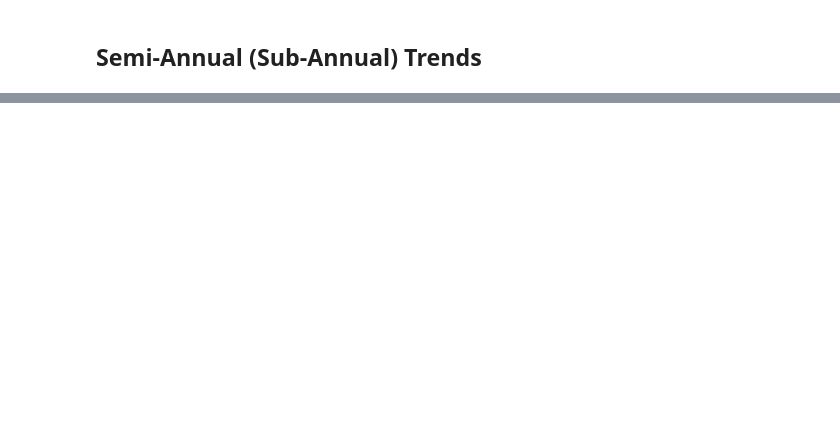
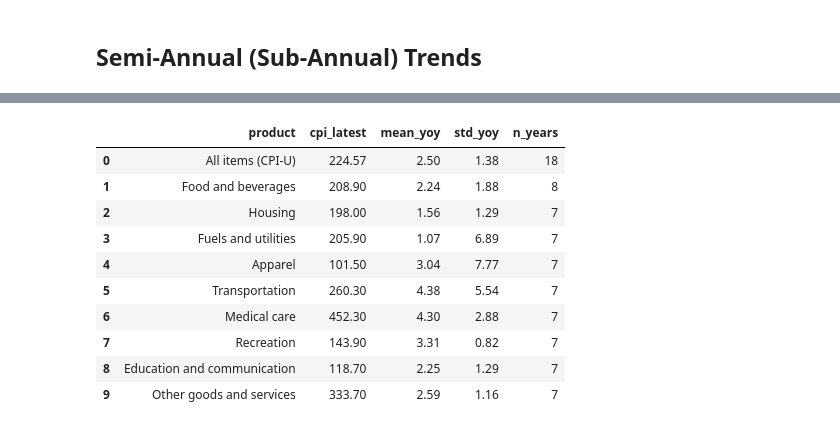
Before and after one commit to nicapotato/KaggleNotebooks, a Jupyter notebook: denver-cpi/denver-cpi-trends.ipynb, the cells around one changed output, grey strips where cells are left out. Drawn from its saved outputs; the diff is of its cells as text; code cells hidden in the pictures; blank space fills up the shorter version.

```diff
--- a/denver-cpi/denver-cpi-trends.ipynb
+++ b/denver-cpi/denver-cpi-trends.ipynb
@@ -165,0 +452,62 @@ plt.show()
+# %%
+def _minmax_scale(s: pd.Series) -> pd.Series:
+    lo, hi = s.min(), s.max()
+    if np.isclose(hi, lo):
+        return pd.Series(50.0, index=s.index)
+    return (s - lo) / (hi - lo) * 100.0
+
+
+radar_rows = []
+for typ, g in ann_yoy.groupby("type"):
+    g = g.sort_values("periodYear")
+    yy = g["yoy_pct"].dropna()
+    radar_rows.append(
+        {
+            "product": g["product"].iloc[0],
+            "cpi_latest": float(g["cpi"].iloc[-1]),
+            "mean_yoy": float(yy.mean()) if len(yy) else np.nan,
+            "std_yoy": float(yy.std(ddof=0)) if len(yy) > 1 else 0.0,
+            "n_years": int(len(g)),
+        }
+    )
+radar_df = pd.DataFrame(radar_rows).dropna(subset=["mean_yoy"])
+
+radar_df["r_cpi"] = _minmax_scale(radar_df["cpi_latest"])
+radar_df["r_mean"] = _minmax_scale(radar_df["mean_yoy"])
+radar_df["r_std"] = _minmax_scale(radar_df["std_yoy"])
+radar_df["r_n"] = _minmax_scale(radar_df["n_years"].astype(float))
+
+theta = [
+    "Latest CPI<br>(scaled)",
+    "Mean YoY<br>(scaled)",
+    "YoY volatility<br>(scaled)",
+    "Years in<br>sample",
+]
+theta_closed = theta + [theta[0]]
+
+fig_r = go.Figure()
+for _, row in radar_df.iterrows():
+    rvals = [row["r_cpi"], row["r_mean"], row["r_std"], row["r_n"], row["r_cpi"]]
+    fig_r.add_trace(
+        go.Scatterpolar(
+            r=rvals,
+            theta=theta_closed,
+            mode="lines",
+            name=row["product"],
+            fill="toself",
+            opacity=0.08,
+            line=dict(width=1.5),
+        )
+    )
+
+fig_r.update_layout(
+    polar=dict(radialaxis=dict(visible=True, range=[0, 100], tickvals=[0, 25, 50, 75, 100])),
+    title="Category comparison radar (0–100 = min–max within Denver categories)",
+    height=720,
+    template="plotly_white",
+    legend=dict(orientation="v", yanchor="middle", y=0.5, x=1.02, xanchor="left"),
+)
+show_plotly(fig_r)
+
+radar_df[["product", "cpi_latest", "mean_yoy", "std_yoy", "n_years"]].round(2)
+# %% [output]
@@ -165,0 +515,11 @@ plt.show()
+|  | product | cpi_latest | mean_yoy | std_yoy | n_years |
+| 0 | All items (CPI-U) | 224.57 | 2.50 | 1.38 | 18 |
+| 1 | Food and beverages | 208.90 | 2.24 | 1.88 | 8 |
+| 2 | Housing | 198.00 | 1.56 | 1.29 | 7 |
+| 3 | Fuels and utilities | 205.90 | 1.07 | 6.89 | 7 |
+| 4 | Apparel | 101.50 | 3.04 | 7.77 | 7 |
+| 5 | Transportation | 260.30 | 4.38 | 5.54 | 7 |
+| 6 | Medical care | 452.30 | 4.30 | 2.88 | 7 |
+| 7 | Recreation | 143.90 | 3.31 | 0.82 | 7 |
+| 8 | Education and communication | 118.70 | 2.25 | 1.29 | 7 |
+| 9 | Other goods and services | 333.70 | 2.59 | 1.16 | 7 |
```
Also changed, not shown: parts of 25 cells of this notebook, 3 other files.
